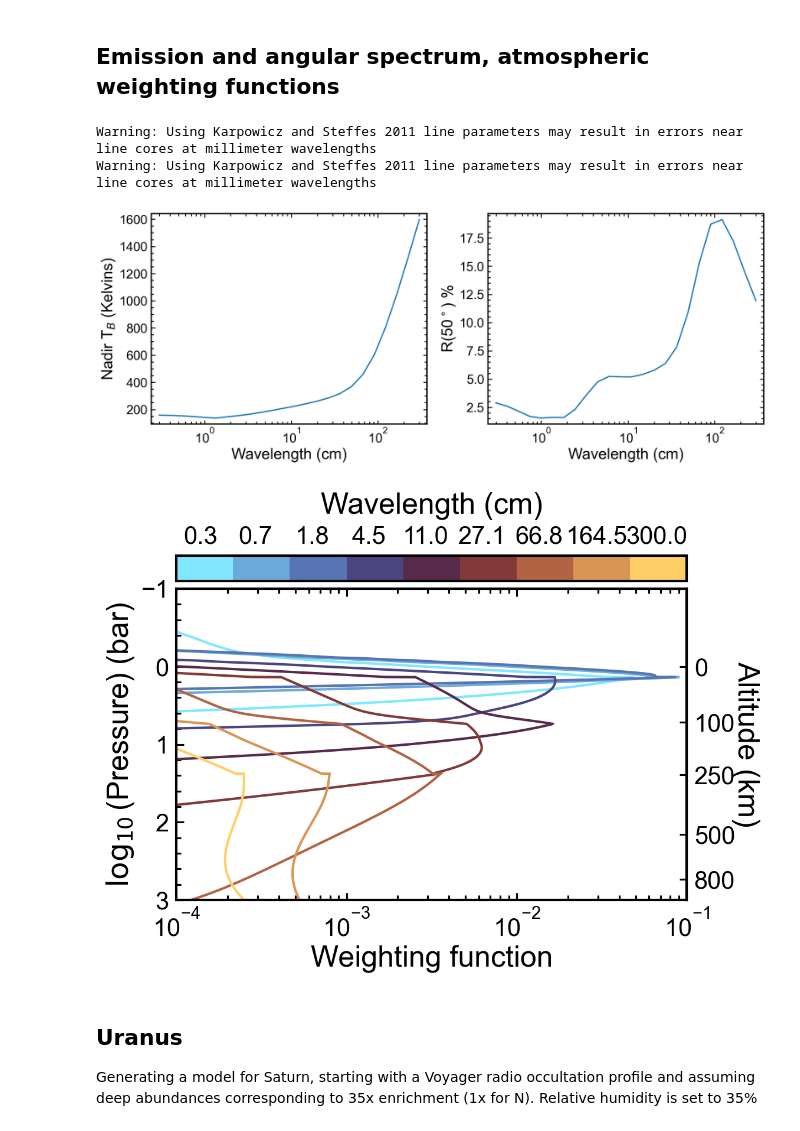
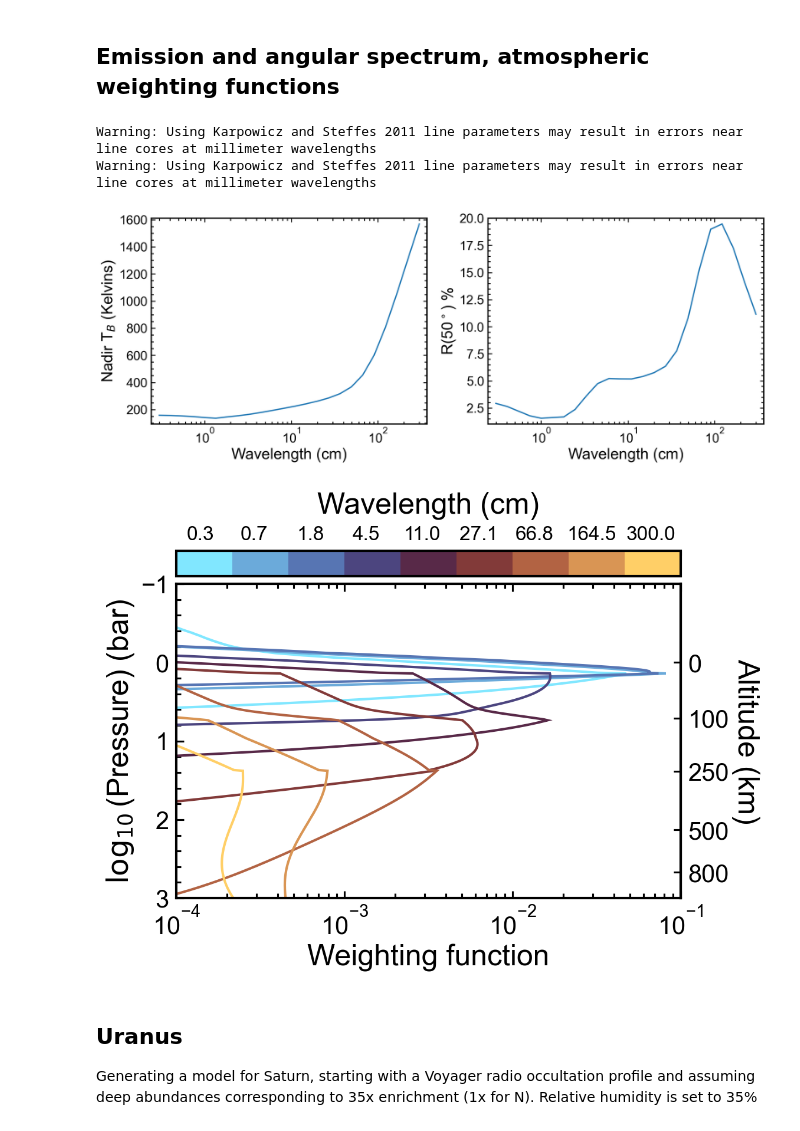
Before and after one commit to abakins/ECCM_MRTM, a Jupyter notebook: demos/Akins_Hofstadter_2026/Fig1_Fig3_ECCMDemo/Book1_ECCM_Spectrum_Demo.ipynb, the cells around one changed output. Drawn from its saved outputs; the diff is of its cells as text; code cells hidden in the pictures.

```diff
--- a/demos/Akins_Hofstadter_2026/Fig1_Fig3_ECCMDemo/Book1_ECCM_Spectrum_Demo.ipynb
+++ b/demos/Akins_Hofstadter_2026/Fig1_Fig3_ECCMDemo/Book1_ECCM_Spectrum_Demo.ipynb
@@ -41,7 +41,7 @@ gases = [eccm.GasInput('H2O', deep=10*gases1['O'], rh=0.7),
 result  = eccm.run_eccm(p_grid, saturn_pressure, saturn_temperature, saturn_gravity,
                                                  gases=gases, bulk_h2=0.88, bulk_he=0.12,
                                                  latent_heat_update=True, force_reference_above_pressure=1.*spc.bar,
-                                                 use_compressibility=False)
+                                                 use_compressibility=True)
 
 pressure_grid = result['pressure']
 temperature_grid = result['temperature']
@@ -205,38 +205,38 @@ for i, wup in enumerate(weight_up):
         color = cmap(norm(wave))
         ax.semilogx(wup, np.log10(pressure_grid[slc] / spc.bar), color=color)
 
 ax.set_xlabel('Weighting function')
 ax.set_ylabel(r'$\log_{10}$(Pressure) (bar)')
 ax.set_ylim(-1, 3)
 ax.set_xlim(1e-4, 1e-1)
 ax.invert_yaxis()
 ax.tick_params(right=False, which='both')
 secax = ax.secondary_yaxis('right', functions=(p_to_z, z_to_p))
 secax.yaxis.set_major_formatter(ticker.ScalarFormatter())
 secax.set_yticks([-250, -100, 0, 100, 250, 500, 800])
 secax.tick_params(right=False, which='minor')
-secax.set_ylabel('Altitude (km)', rotation=-90, labelpad=20)
+secax.set_ylabel('Altitude (km)', rotation=-90, labelpad=25)
 
 
 # Colorbar
 tick_locs = np.sqrt(edges[:-1] * edges[1:])
 tick_labels = ['{:.1f}'.format(f) for f in waves]
 sm = plt.cm.ScalarMappable(cmap=cmap, norm=norm)
 sm.set_array([])
 cbar = fig.colorbar(
     sm, ax=ax, orientation='horizontal', location='top', pad=0.02,
     boundaries=edges, ticks=tick_locs
 )
 cbar.set_label('Wavelength (cm)', labelpad=10)
-cbar.ax.set_xticklabels(tick_labels)
+cbar.ax.set_xticklabels(tick_labels, size=16)
 
 fig.tight_layout()
-fig.savefig('saturn_weightfunction.png', dpi=300)
+fig.savefig('saturn_weightfunction.pdf')
 # %% [output]
 Warning: Using Karpowicz and Steffes 2011 line parameters may result in errors near line cores at millimeter wavelengths
 Warning: Using Karpowicz and Steffes 2011 line parameters may result in errors near line cores at millimeter wavelengths
-[figure, old version]
+[figure, new version]
-[figure, old version]
+[figure, new version]
 # %% [markdown]
 ## Uranus
 
```
Also changed, not shown: parts of 3 cells of this notebook, 28 other files.
